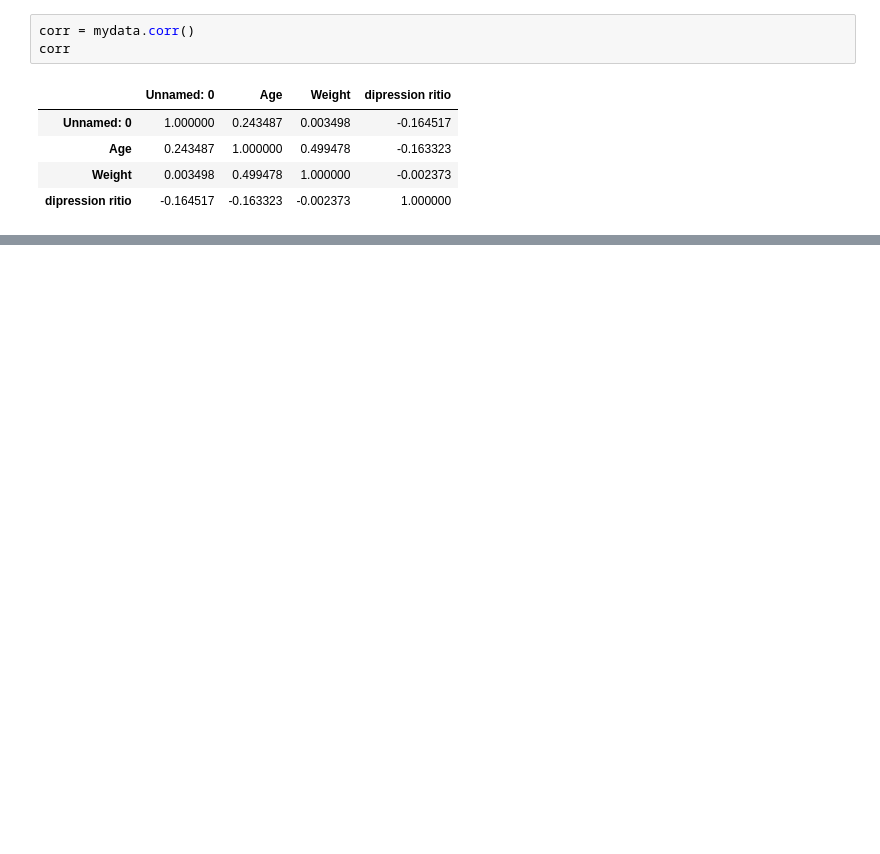
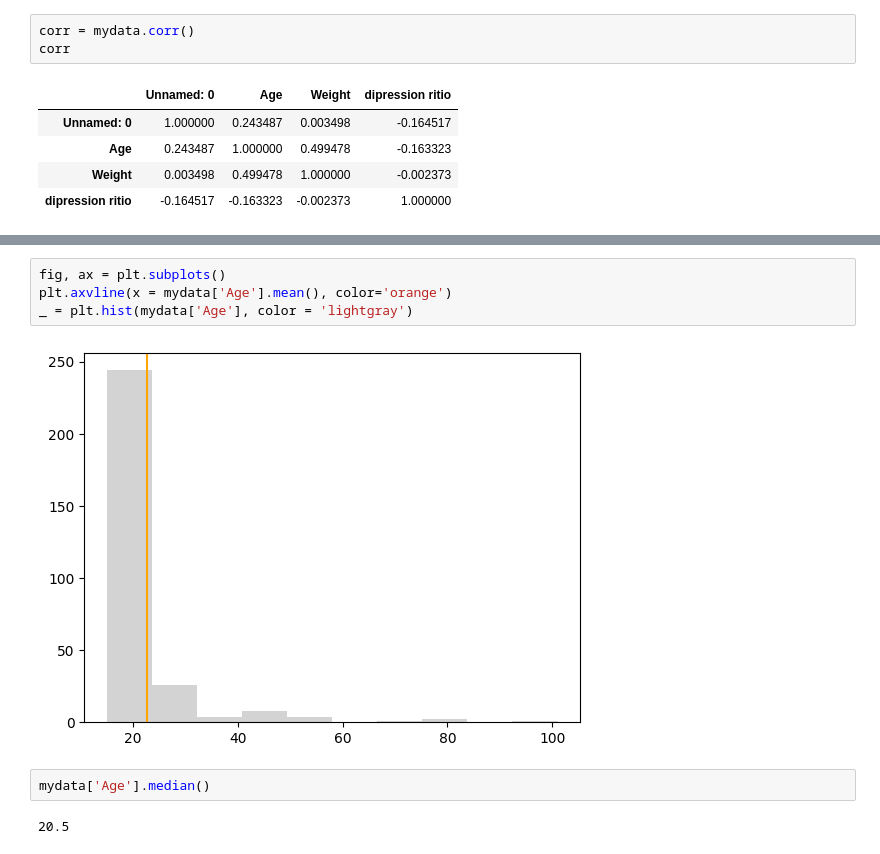
Before and after one commit to yada01/Statistics-Of-Depresssion-in-Iraq, a Jupyter notebook: Depression_in_iraq.ipynb, the cells around one changed output, grey strips where cells are left out. Saved outputs shown, nothing was run; the diff lists cells and outputs as text; blank space fills up the shorter version.

```diff
--- a/Depression_in_iraq.ipynb
+++ b/Depression_in_iraq.ipynb
@@ -155,0 +175,10 @@ sns.heatmap(corr, annot=True)
+# %%
+fig, ax = plt.subplots()
+plt.axvline(x = mydata['Age'].mean(), color='orange')
+_ = plt.hist(mydata['Age'], color = 'lightgray')
+# %% [output]
+[figure, added]
+# %%
+mydata['Age'].median()
+# %% [output]
+20.5
```
Also changed, not shown: parts of 21 cells of this notebook.
